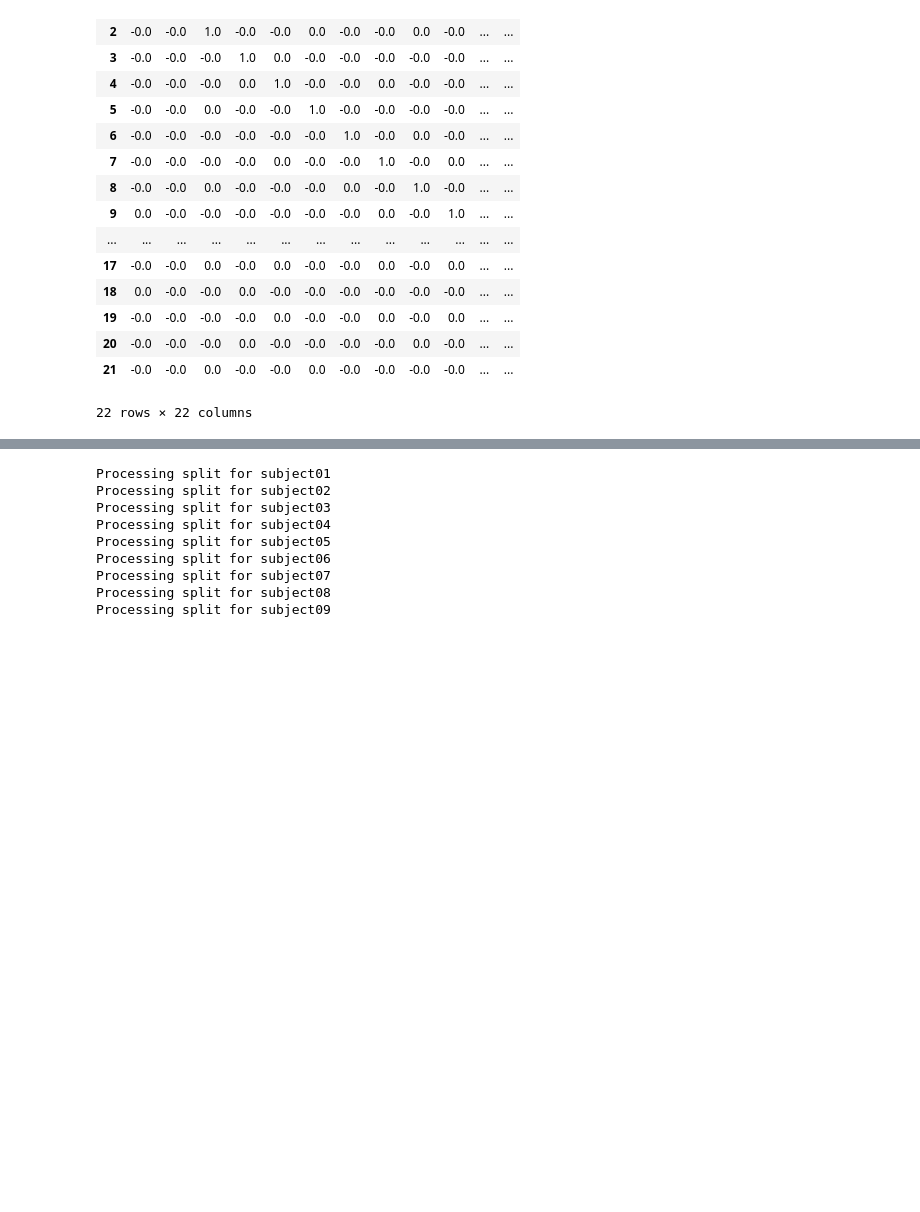
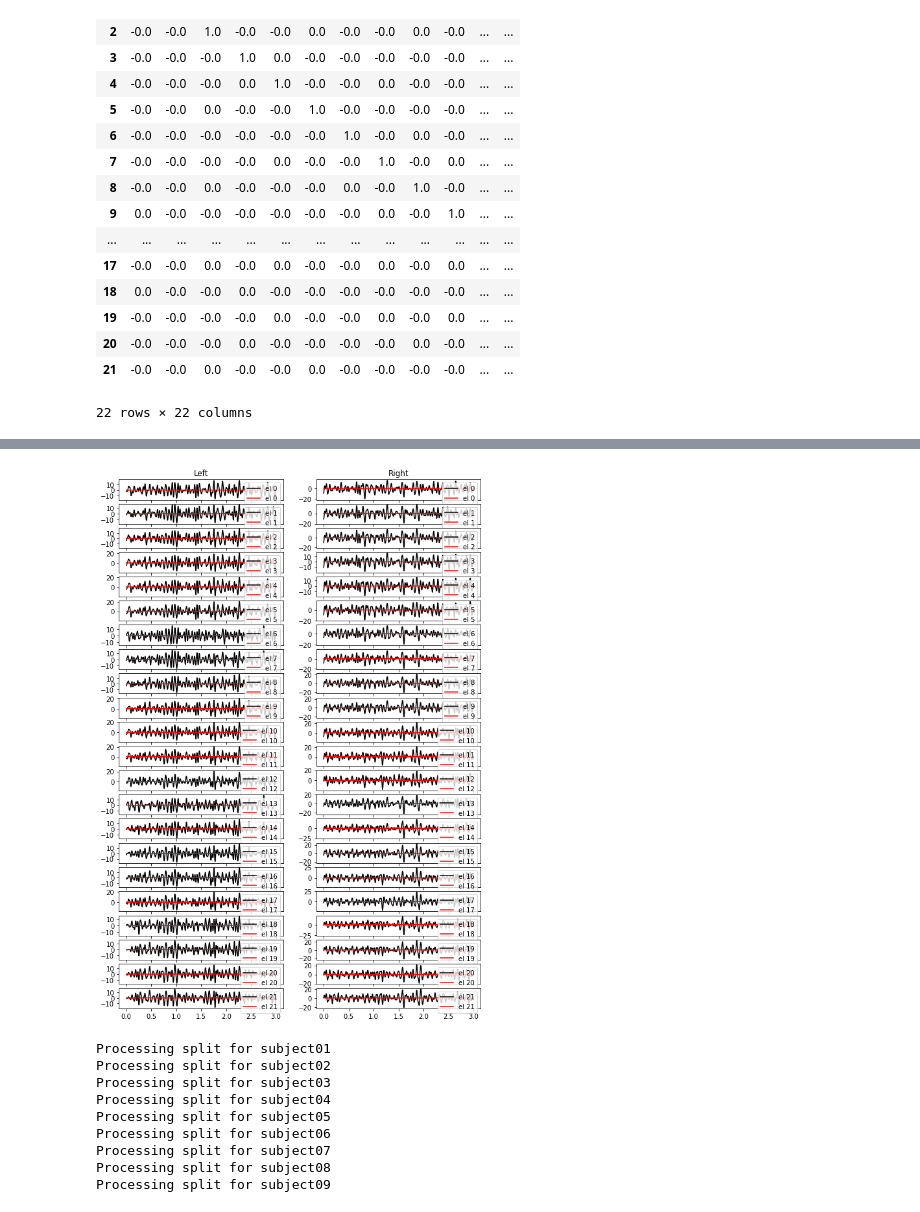
Before and after one commit to orvindemsy/EA-wLTL, a Jupyter notebook: EA+weighted_TL.ipynb, the cells around one changed output, grey strips where cells are left out. Cells and saved outputs as stored; diff of their text form; code cells hidden in the pictures; blank space fills up the shorter version.

```diff
--- a/EA+weighted_TL.ipynb
+++ b/EA+weighted_TL.ipynb
@@ -270,3 +270,43 @@ Subject  9
+# %%
+def visualize_raw_and_aligned(data_dict, no_subj=1, no_trial=0, fs=250):
+    '''
+    Will plot the visualization of dictionary, left and right hand class
+
+    Parameter:
+    data_dict = data containing data of each subject
+    '''
+    left = data_dict[no_subj]['EEG_left'][no_trial]
+    right = data_dict[no_subj]['EEG_right'][no_trial]
+    left_alg = data_dict[no_subj]['EEG_left_alg'][no_trial]
+    right_alg = data_dict[no_subj]['EEG_right_alg'][no_trial]
+
+    # Time
+    time = np.arange(aa[trial].size)/fs
+
+    # Number of electrodes
+    n_el = data.shape[0]
+
+    # Plot each raw EEG and aligned raw EEG
+    fig, axes = plt.subplots(n_el, 2, figsize=(10, 15), sharex=True)
+
+    # Title to each column
+    axes[0, 0].set_title('Left')
+    axes[0, 1].set_title('Right')
+
+    # Plot each eeg raw and aligned
+    for i, ax in enumerate(axes):
+        ax[0].plot(time, left[i], color='k', label='el ' + str(i))
+        ax[0].plot(time, left_alg[i], color='r', label='el ' + str(i))
+        ax[0].legend(loc=1)
+
+        ax[1].plot(time, right[i], color='k', label='el ' + str(i))
+        ax[1].plot(time, right_alg[i], color='r', label='el ' + str(i))
+        ax[1].legend(loc=1)
+    plt.show()
+# %%
+visualize_raw_and_aligned(mod_data, no_subj=8, no_trial=0, fs=250)
+# %% [output]
+[figure, added]
 # %%
 ## Split to train and test data
 for subj in mod_data.keys():
```
Also changed, not shown: parts of 5 cells of this notebook.
